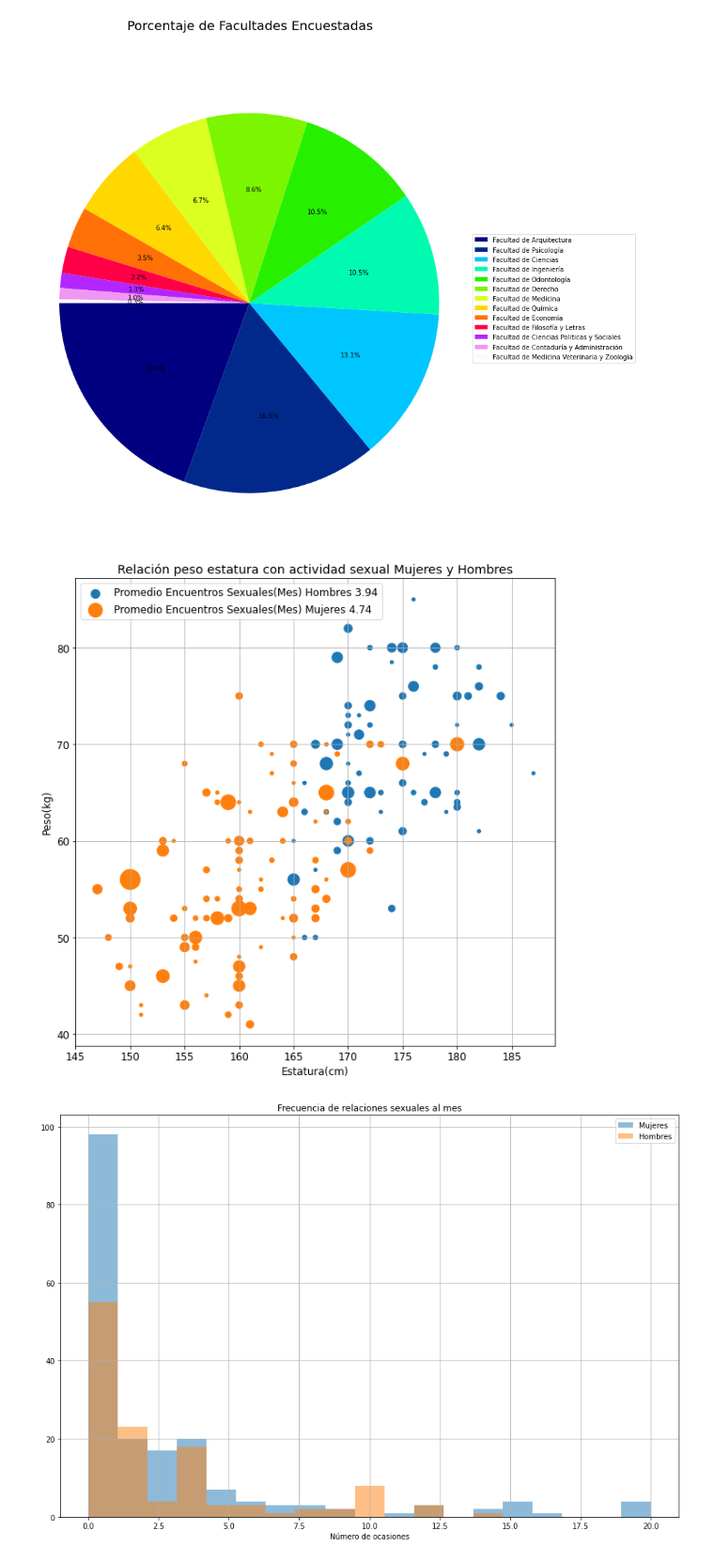
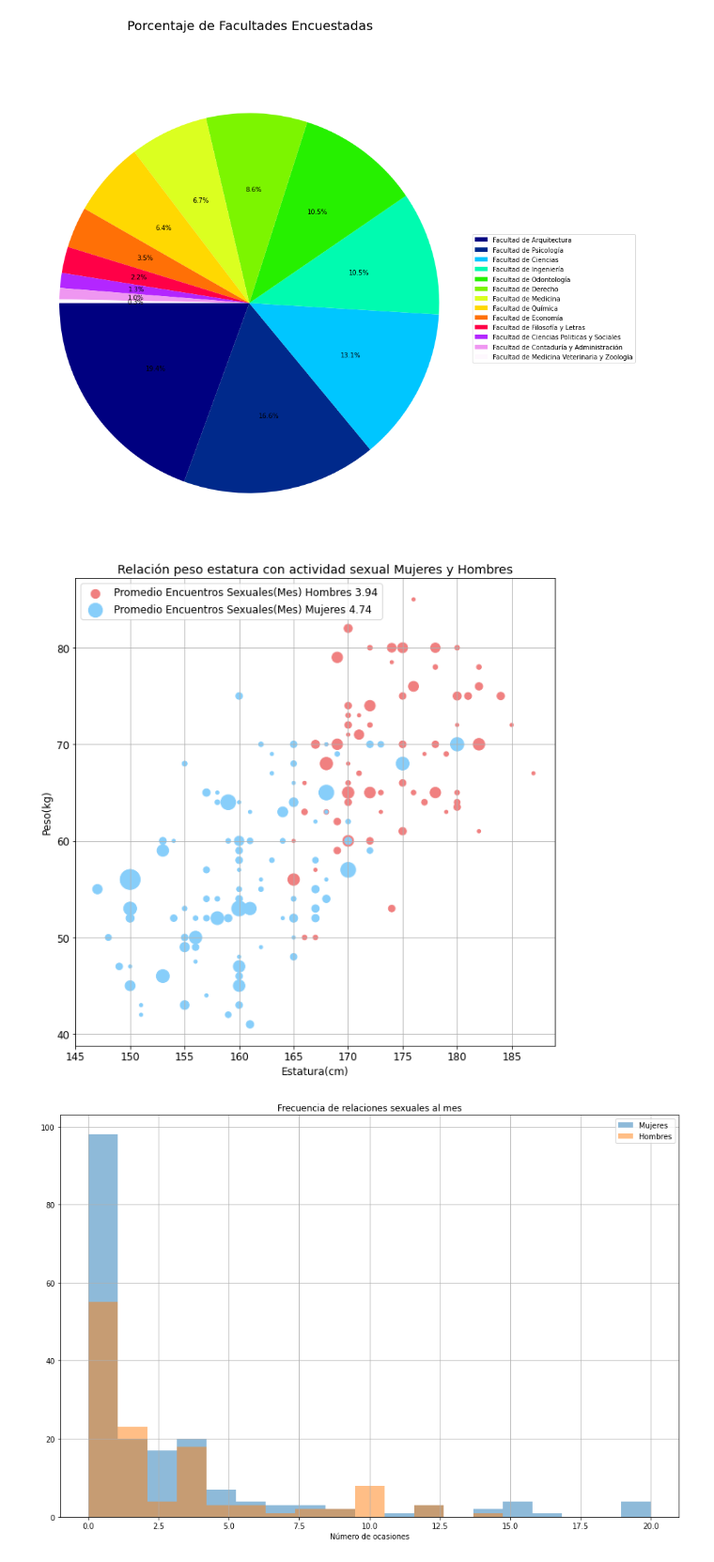
Before and after one commit to roher1727/Proyecyo_Visualizacion, a Jupyter notebook: Visualizacion_datos.ipynb, the cells around one changed output. Shown at 94% size. Saved outputs shown, nothing was run; the diff lists cells and outputs as text; code cells hidden in the pictures.

```diff
--- a/Visualizacion_datos.ipynb
+++ b/Visualizacion_datos.ipynb
@@ -45,31 +45,34 @@ plt.show()
 # %%
 facultades = ['Facultad de Arquitectura',
  'Facultad de Psicología',
  'Facultad de Ciencias',
  'Facultad de Ingeniería',
  'Facultad de Odontología',]
 
 generos = ["Masculino", "Femenino"]
 columnas = ['Estatura(cm)', 'Peso(kg)', 'Frecuencia(Mes)']
 fig = plt.figure(figsize = (10,10))
+colores=('lightcoral', 'lightskyblue')
+i = 0
 frecuencias = []
 for genero in generos:
     estatura = data[data["Activo Sexualmente"] == "Sí"][data["Sexo"] == genero][columnas[0]].values
     peso = data[data["Activo Sexualmente"] == "Sí"][data["Sexo"] == genero][columnas[1]].values
     frecuencia = data[data["Activo Sexualmente"] == "Sí"][data["Sexo"] == genero][columnas[2]].values
     frecuencias.append(frecuencia.mean())
-    plt.scatter(estatura, peso, s = 15*frecuencia)
+    plt.scatter(estatura, peso, s = 15*frecuencia, color = colores[i])
+    i += 1
 
 plt.legend(["Promedio Encuentros Sexuales(Mes) Hombres {0:.3g}".format(frecuencias[0]), "Promedio Encuentros Sexuales(Mes) Mujeres {0:.3g}".format(frecuencias[1])])
 
 plt.title("Relación peso estatura con actividad sexual Mujeres y Hombres")
 
 plt.xlabel(columnas[0])
 plt.ylabel(columnas[1])
 plt.grid()
 plt.show()
 # %% [output]
-[figure, old version]
+[figure, new version]
 # %%
 fig = plt.figure(figsize=(15,10))
 
```
Also changed, not shown: parts of 7 cells of this notebook, 1 other file.
